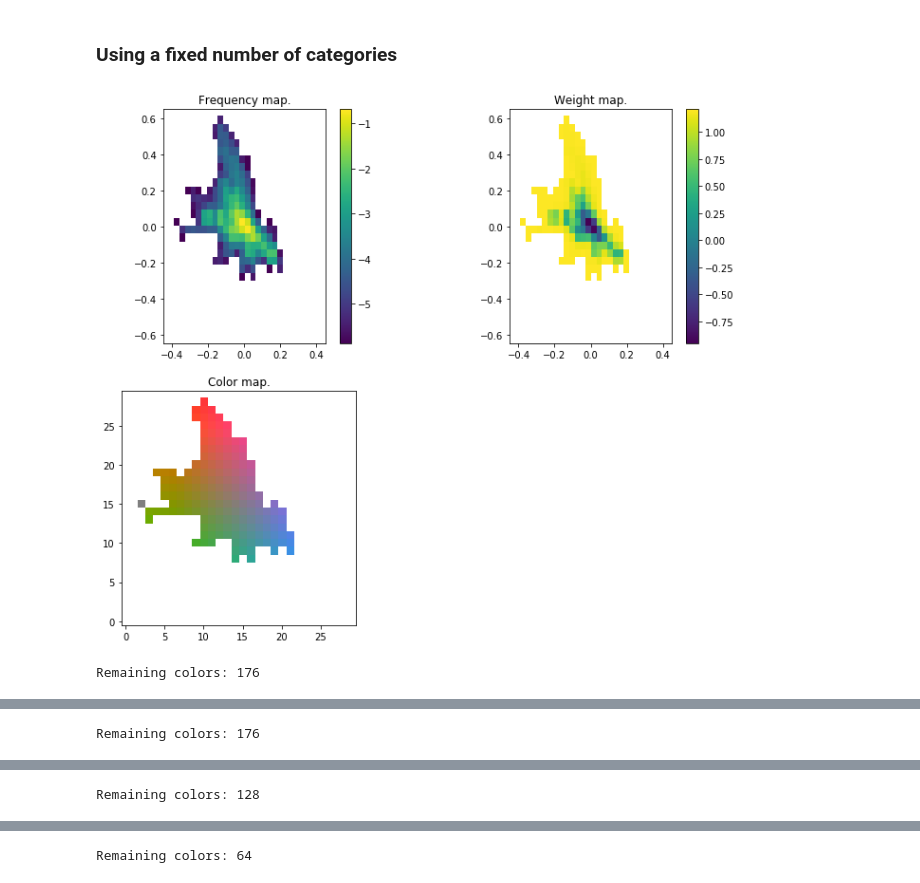
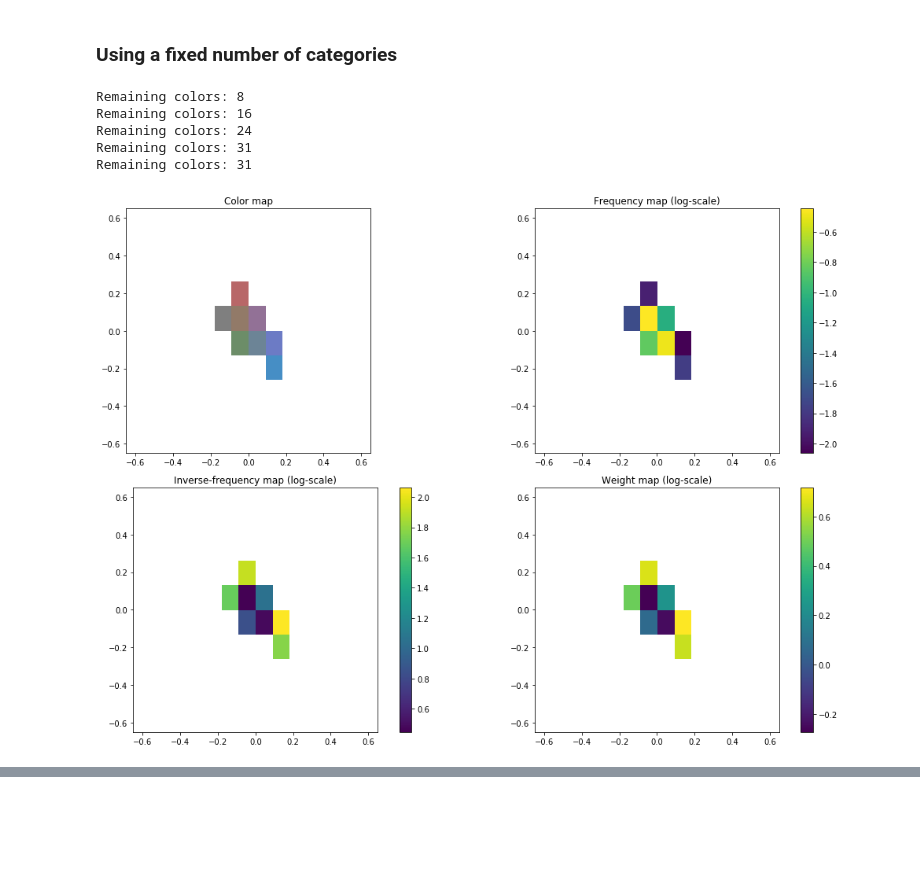
Before and after one commit to vincentbillaut/all-colors-matter, a Jupyter notebook: notebooks/ColorDiscretizer demo.ipynb, the cells around one changed output, grey strips where cells are left out. Cells and saved outputs as stored; diff of their text form; code cells hidden in the pictures; blank space fills up the shorter version.

Commit message:
Update ColorDiscretizer, especially plots.

```diff
--- a/notebooks/ColorDiscretizer demo.ipynb
+++ b/notebooks/ColorDiscretizer demo.ipynb
@@ -19,7 +19,7 @@ from keras.utils import to_categorical
 # %% [output]
 Using TensorFlow backend.
 # %%
-cd = ColorDiscretizer(max_categories=1000)
+cd = ColorDiscretizer(max_categories=32, nbins=10, weighting_lambda=.05)
 imdir = "../data/iccv09Data/images/"
 cd.train(imdir, 30)
 # %%
@@ -167,12 +176,16 @@ Remaining colors: 51
 # %% [markdown]
 ### Using a fixed number of categories
 # %%
-for max_cat in [250,200,128,64]:
-    cd = ColorDiscretizer(threshold=.000001,max_categories=max_cat)
+for max_cat in [8, 16, 24, 32, 40]:
+    cd = ColorDiscretizer(threshold=.000001,max_categories=max_cat, nbins=10)
     imdir = "../data/iccv09Data/images/"
     cd.train(imdir, 30)
     cd.plot_heatmap()
     print("Remaining colors: {}".format(np.sum(cd.heatmap > cd.threshold)))
 # %% [output]
+Remaining colors: 8
+Remaining colors: 16
+Remaining colors: 24
+Remaining colors: 31
+Remaining colors: 31
-[figure, old version]
+[figure, new version]
-Remaining colors: 176
@@ -180 +192,0 @@ Remaining colors: 176
-Remaining colors: 176
@@ -182 +193,0 @@ Remaining colors: 176
-Remaining colors: 128
@@ -184 +194,0 @@ Remaining colors: 128
-Remaining colors: 64
```
Also changed, not shown: parts of 11 cells of this notebook, 1 other file.
